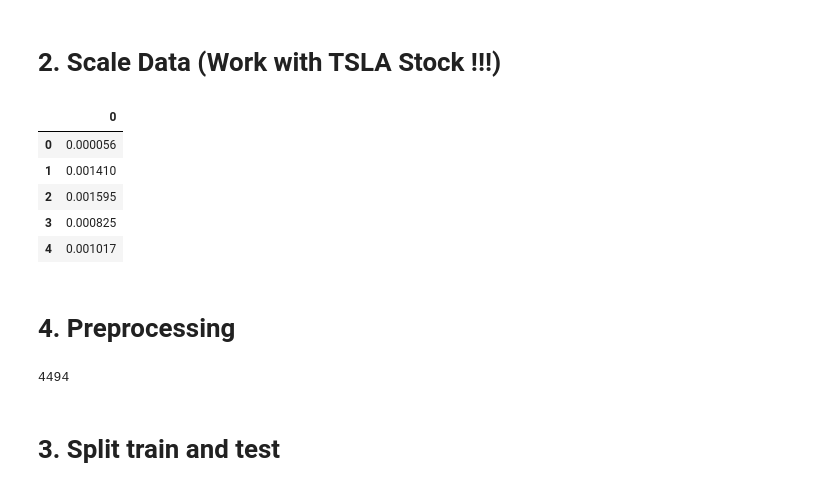
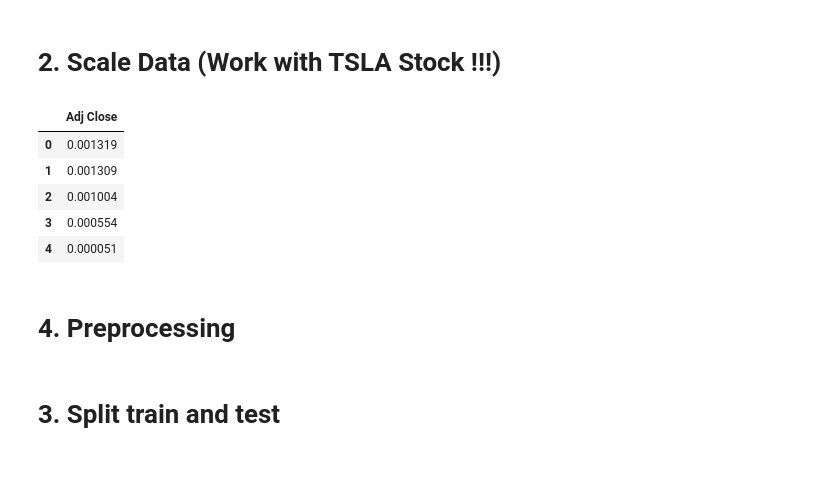
Before and after one commit to teschoua/Stock-Prediction, a Jupyter notebook: Stock-prediction.ipynb, the cells around one changed output. Cells and saved outputs as stored; diff of their text form; code cells hidden in the pictures.

```diff
--- a/Stock-prediction.ipynb
+++ b/Stock-prediction.ipynb
@@ -11,6 +11,6 @@ import tensorflow as tf
 from tensorflow.keras.models import Sequential
 from tensorflow.keras.layers import Dense, Dropout, LSTM
 # %%
-df = pd.read_csv("Dataset/GOOGL_AAPL_MSFT_AMZN_TSLA_2000_1d.csv")
-df.head()
+df_TSLA = pd.read_csv("Dataset/TSLA_2010_1d.csv")
+df_TSLA.head()
 # %% [output]
@@ -83,25 +82,26 @@ plt.show()
 # %%
 # scaler = MinMaxScaler(feature_range=(0,1))
 
 # df_TSLA_scaled = scaler.fit_transform(np.array(df_TSLA).reshape(-1,1))
 # df_GGL_scaled = scaler.fit_transform(np.array(df_GGL).reshape(-1,1))
 # df_AMZN_scaled = scaler.fit_transform(np.array(df_AMZN).reshape(-1,1))
 # df_MSFT_scaled = scaler.fit_transform(np.array(df_MSFT).reshape(-1,1))
 # df_AAPL_scaled = scaler.fit_transform(np.array(df_AAPL).reshape(-1,1))
 
 
 
 minmax = MinMaxScaler().fit(df_TSLA.iloc[:, 4:5].astype('float32')) # Close index
 df_TSLA_log = minmax.transform(df_TSLA.iloc[:, 4:5].astype('float32')) # Close index
-df_TSLA_log = pd.DataFrame(df_TSLA_log)
+df_TSLA_log = pd.DataFrame(data=df_TSLA_log, index=df_TSLA.index)
+df_TSLA_log.rename(columns={0:'Adj Close'}, inplace=True)
 df_TSLA_log.head()
 # %% [output]
-|  | 0 |
-| 0 | 0.000056 |
-| 1 | 0.001410 |
-| 2 | 0.001595 |
-| 3 | 0.000825 |
-| 4 | 0.001017 |
+|  | Adj Close |
+| 0 | 0.001319 |
+| 1 | 0.001309 |
+| 2 | 0.001004 |
+| 3 | 0.000554 |
+| 4 | 0.000051 |
 # %% [markdown]
 # 4. Preprocessing
 # %%
@@ -135,10 +135,6 @@ nb_days = 30
 n_features = 1
 
 X, y = preprocess_multistep_lstm(df_TSLA_log.to_numpy(), nb_days, n_steps_out, n_features)
-# %%
-print(len(X))
-# %% [output]
-4494
 # %% [markdown]
 # 3. Split train and test
 # %%
```
Also changed, not shown: parts of 11 cells of this notebook.
